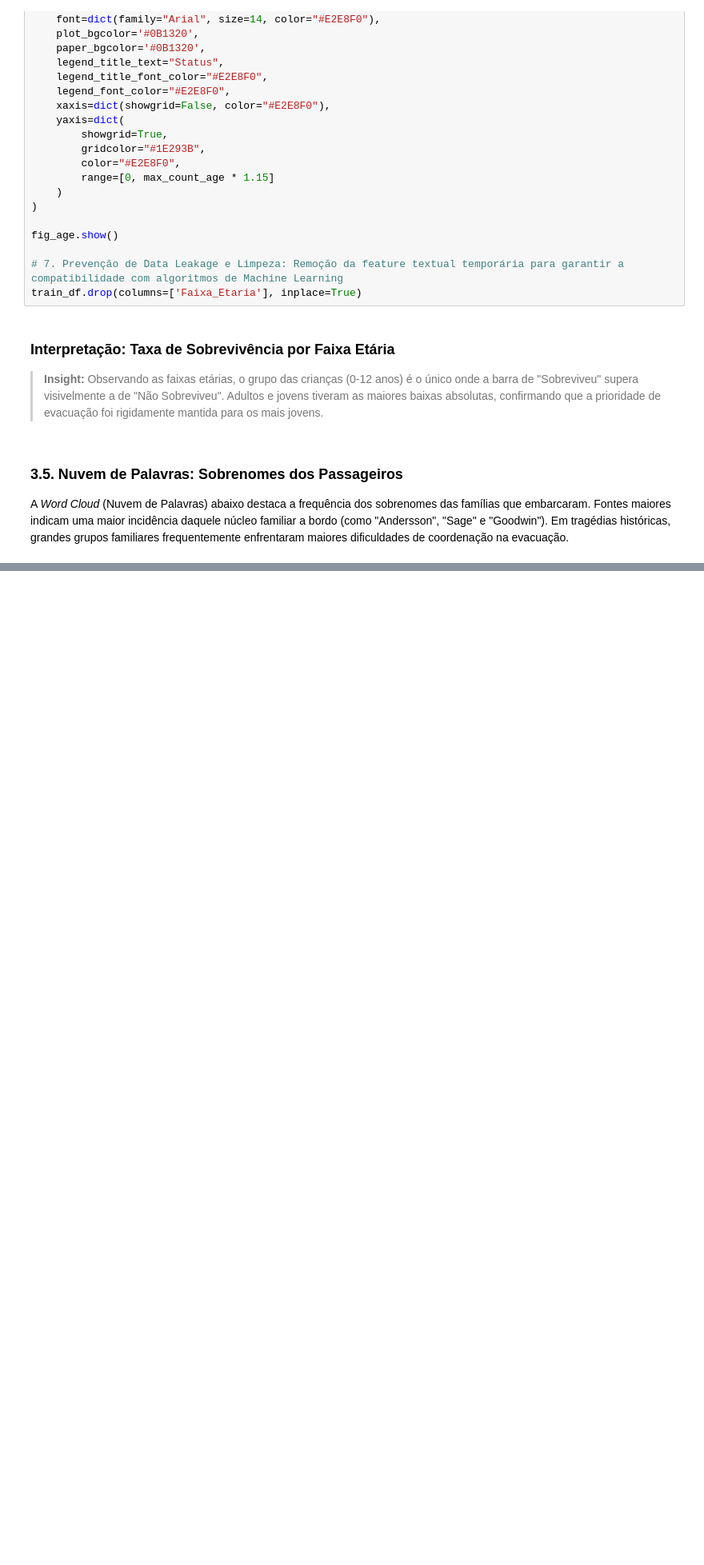
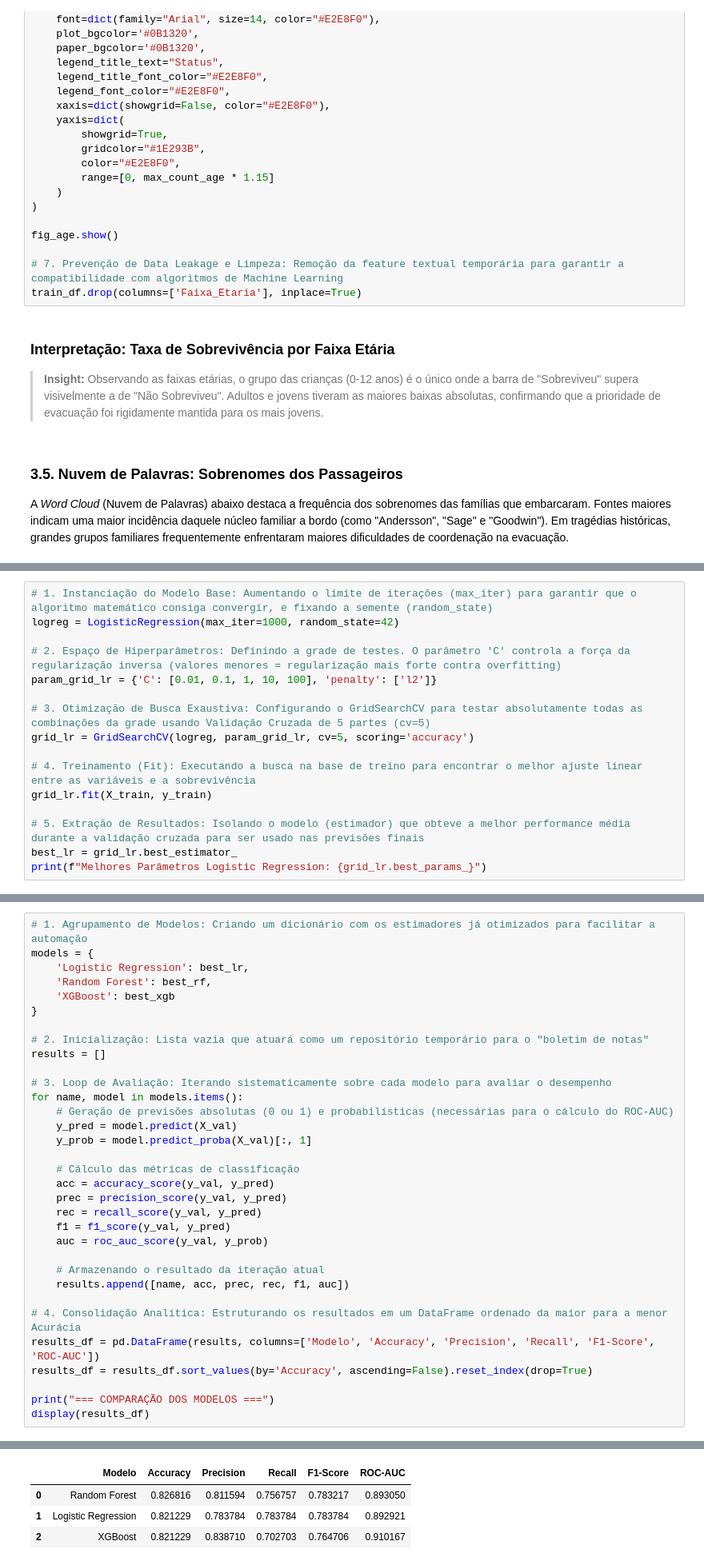
Before and after one commit to douglascmoura/python_projects, a Jupyter notebook: titanic_machine_learning/analise_titanic_ml.ipynb, the cells around one changed output, grey strips where cells are left out. Shown at 80% size. Saved outputs shown, nothing was run; the diff lists cells and outputs as text; blank space fills up the shorter version.

```diff
--- a/titanic_machine_learning/analise_titanic_ml.ipynb
+++ b/titanic_machine_learning/analise_titanic_ml.ipynb
@@ -274,0 +364,16 @@ plt.show()
+# %%
+# 1. Instanciação do Modelo Base: Aumentando o limite de iterações (max_iter) para garantir que o algoritmo matemático consiga convergir, e fixando a semente (random_state)
+logreg = LogisticRegression(max_iter=1000, random_state=42)
+
+# 2. Espaço de Hiperparâmetros: Definindo a grade de testes. O parâmetro 'C' controla a força da regularização inversa (valores menores = regularização mais forte contra overfitting)
+param_grid_lr = {'C': [0.01, 0.1, 1, 10, 100], 'penalty': ['l2']}
+
+# 3. Otimização de Busca Exaustiva: Configurando o GridSearchCV para testar absolutamente todas as combinações da grade usando Validação Cruzada de 5 partes (cv=5)
+grid_lr = GridSearchCV(logreg, param_grid_lr, cv=5, scoring='accuracy')
+
+# 4. Treinamento (Fit): Executando a busca na base de treino para encontrar o melhor ajuste linear entre as variáveis e a sobrevivência
+grid_lr.fit(X_train, y_train)
+
+# 5. Extração de Resultados: Isolando o modelo (estimador) que obteve a melhor performance média durante a validação cruzada para ser usado nas previsões finais
+best_lr = grid_lr.best_estimator_
+print(f"Melhores Parâmetros Logistic Regression: {grid_lr.best_params_}")
@@ -274,0 +644,34 @@ plt.show()
+# %%
+# 1. Agrupamento de Modelos: Criando um dicionário com os estimadores já otimizados para facilitar a automação
+models = {
+    'Logistic Regression': best_lr,
+    'Random Forest': best_rf,
+    'XGBoost': best_xgb
+}
+
+# 2. Inicialização: Lista vazia que atuará como um repositório temporário para o "boletim de notas"
+results = []
+
+# 3. Loop de Avaliação: Iterando sistematicamente sobre cada modelo para avaliar o desempenho
+for name, model in models.items():
+    # Geração de previsões absolutas (0 ou 1) e probabilísticas (necessárias para o cálculo do ROC-AUC)
+    y_pred = model.predict(X_val)
+    y_prob = model.predict_proba(X_val)[:, 1]
+
+    # Cálculo das métricas de classificação
+    acc = accuracy_score(y_val, y_pred)
+    prec = precision_score(y_val, y_pred)
+    rec = recall_score(y_val, y_pred)
+    f1 = f1_score(y_val, y_pred)
+    auc = roc_auc_score(y_val, y_prob)
+
+    # Armazenando o resultado da iteração atual
+    results.append([name, acc, prec, rec, f1, auc])
+
+# 4. Consolidação Analítica: Estruturando os resultados em um DataFrame ordenado da maior para a menor Acurácia
+results_df = pd.DataFrame(results, columns=['Modelo', 'Accuracy', 'Precision', 'Recall', 'F1-Score', 'ROC-AUC'])
+results_df = results_df.sort_values(by='Accuracy', ascending=False).reset_index(drop=True)
+
+print("=== COMPARAÇÃO DOS MODELOS ===")
+display(results_df)
+# %% [output]
@@ -274,0 +679,4 @@ plt.show()
+|  | Modelo | Accuracy | Precision | Recall | F1-Score | ROC-AUC |
+| 0 | Random Forest | 0.826816 | 0.811594 | 0.756757 | 0.783217 | 0.893050 |
+| 1 | Logistic Regression | 0.821229 | 0.783784 | 0.783784 | 0.783784 | 0.892921 |
+| 2 | XGBoost | 0.821229 | 0.838710 | 0.702703 | 0.764706 | 0.910167 |
```
Also changed, not shown: parts of 30 cells of this notebook.
